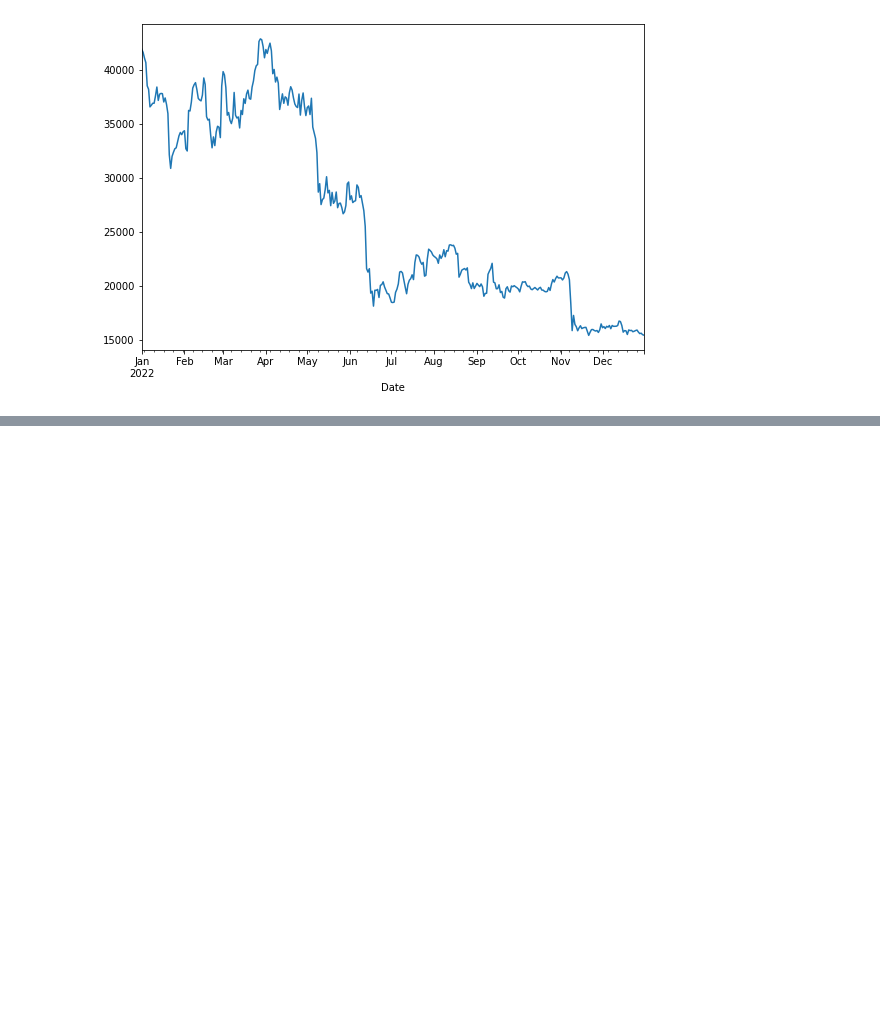
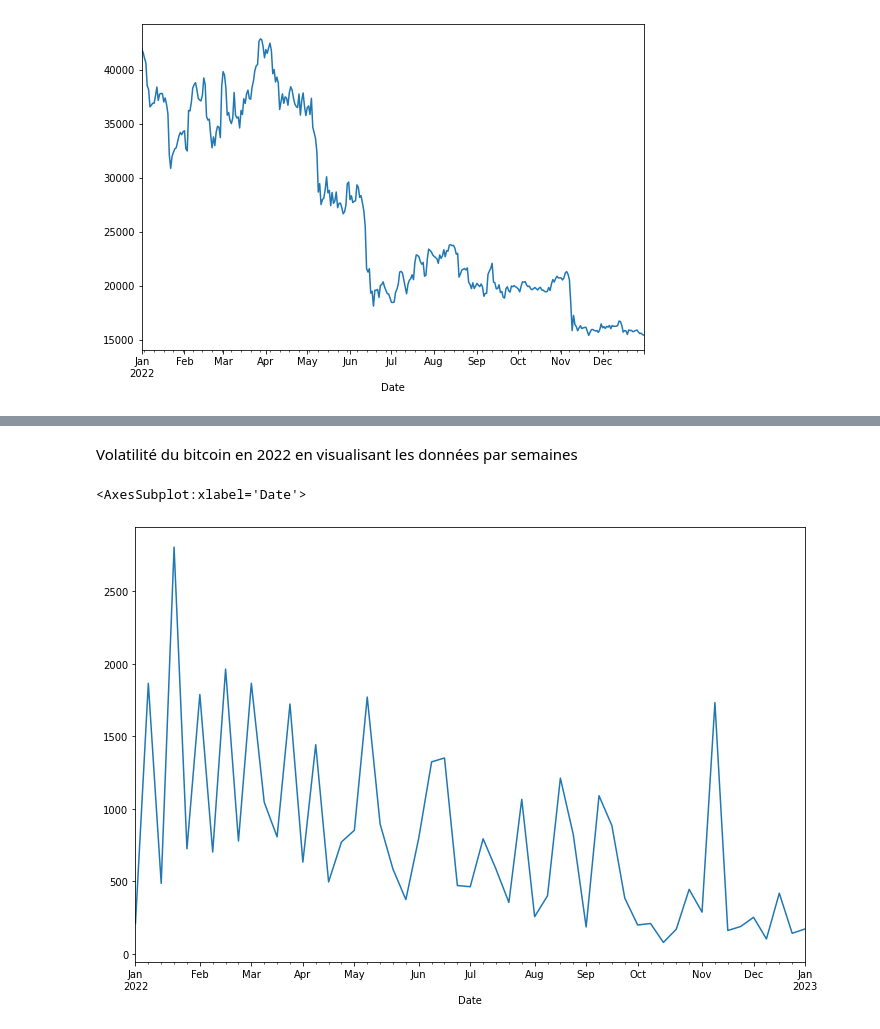
Before and after one commit to lord97/Bitcoin-analysis, a Jupyter notebook: bictoin-analysis.ipynb, the cells around one changed output, grey strips where cells are left out. Saved outputs shown, nothing was run; the diff lists cells and outputs as text; code cells hidden in the pictures; blank space fills up the shorter version.

```diff
--- a/bictoin-analysis.ipynb
+++ b/bictoin-analysis.ipynb
@@ -53,0 +65,8 @@ plt.show()
+# %% [markdown]
+Volatilité du bitcoin en 2022 en visualisant les données par semaines
+# %%
+plt.figure(figsize=(12,8))
+bitcoin.loc['2022', 'Close'].resample('W').std().plot()
+# %% [output]
+<AxesSubplot:xlabel='Date'>
+[figure, added]
```
Also changed, not shown: parts of 5 cells of this notebook.
